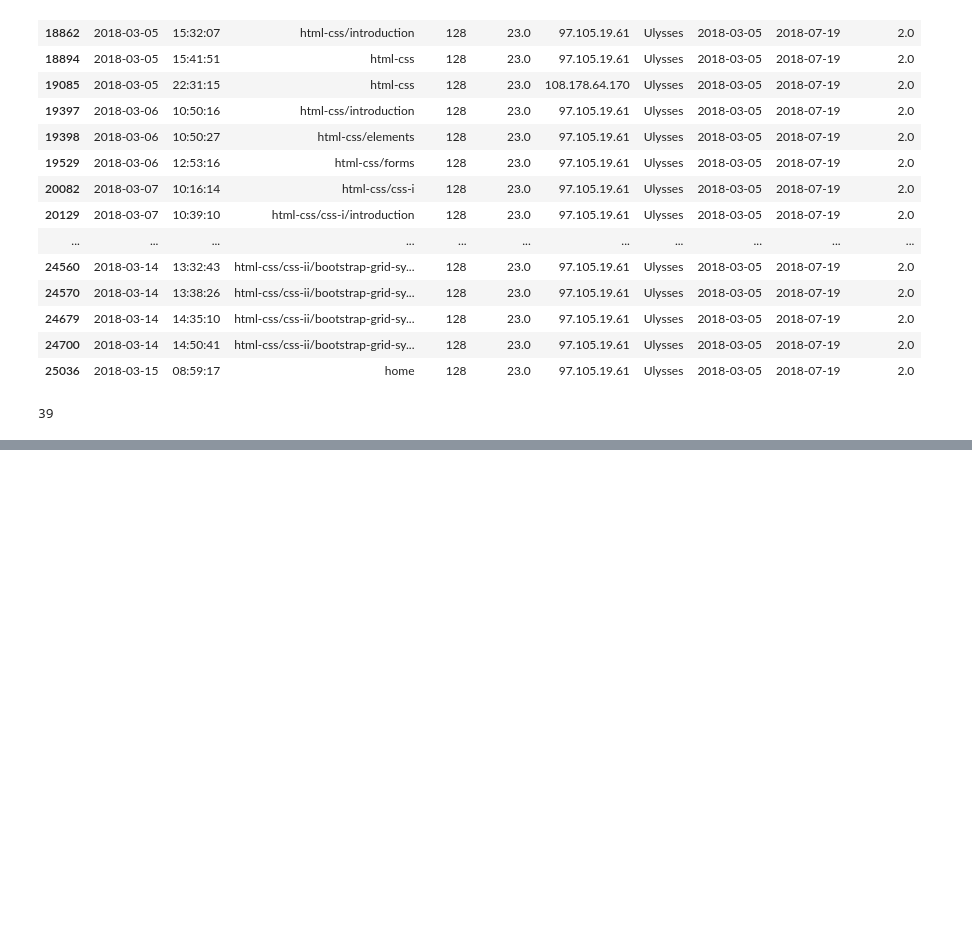
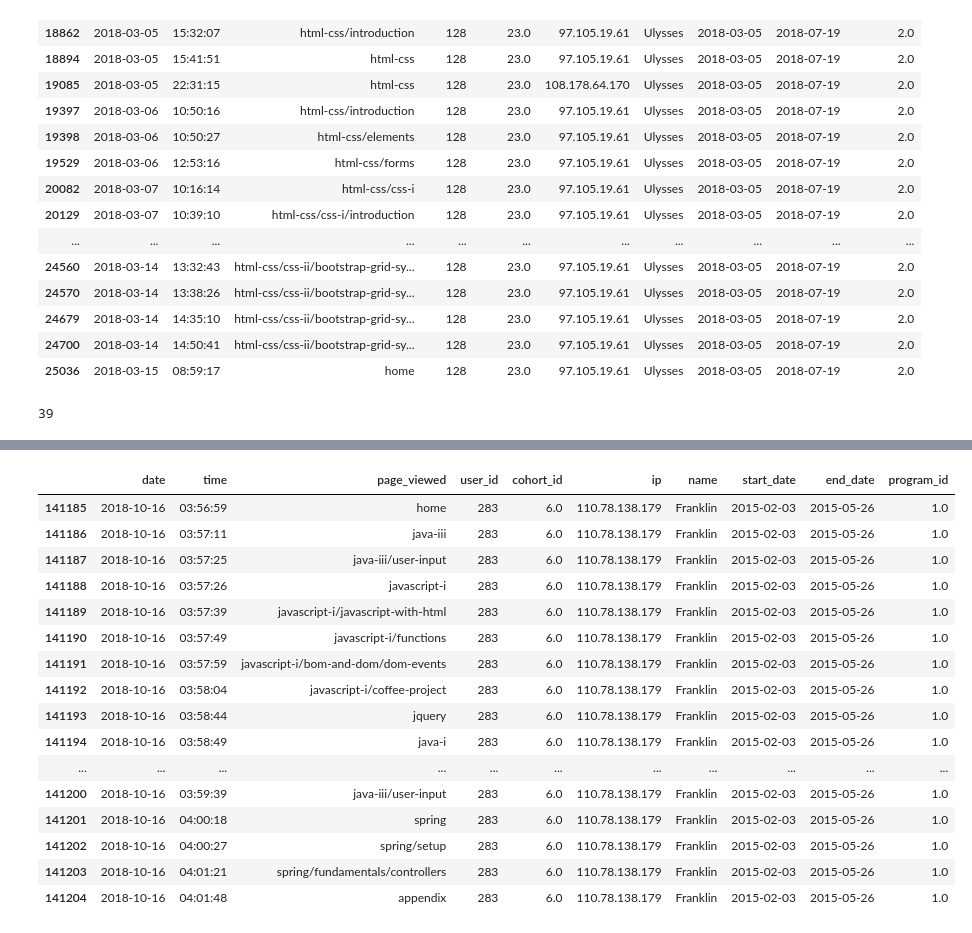
Before and after one commit to AI-Gomez/anomaly-detection-project, a Jupyter notebook: notebook.ipynb, the cells around one changed output, grey strips where cells are left out. Cells and saved outputs as stored; diff of their text form; code cells hidden in the pictures; blank space fills up the shorter version.

```diff
--- a/notebook.ipynb
+++ b/notebook.ipynb
@@ -2182,0 +2406,20 @@ df_wd[df_wd.user_id == 325].ip.value_counts()
+# %%
+df_wd[df_wd.ip == '110.78.138.179']
+# %% [output]
+|  | date | time | page_viewed | user_id | cohort_id | ip | name | start_date | end_date | program_id |
+| 141185 | 2018-10-16 | 03:56:59 | home | 283 | 6.0 | 110.78.138.179 | Franklin | 2015-02-03 | 2015-05-26 | 1.0 |
+| 141186 | 2018-10-16 | 03:57:11 | java-iii | 283 | 6.0 | 110.78.138.179 | Franklin | 2015-02-03 | 2015-05-26 | 1.0 |
+| 141187 | 2018-10-16 | 03:57:25 | java-iii/user-input | 283 | 6.0 | 110.78.138.179 | Franklin | 2015-02-03 | 2015-05-26 | 1.0 |
+| 141188 | 2018-10-16 | 03:57:26 | javascript-i | 283 | 6.0 | 110.78.138.179 | Franklin | 2015-02-03 | 2015-05-26 | 1.0 |
+| 141189 | 2018-10-16 | 03:57:39 | javascript-i/javascript-with-html | 283 | 6.0 | 110.78.138.179 | Franklin | 2015-02-03 | 2015-05-26 | 1.0 |
+| 141190 | 2018-10-16 | 03:57:49 | javascript-i/functions | 283 | 6.0 | 110.78.138.179 | Franklin | 2015-02-03 | 2015-05-26 | 1.0 |
+| 141191 | 2018-10-16 | 03:57:59 | javascript-i/bom-and-dom/dom-events | 283 | 6.0 | 110.78.138.179 | Franklin | 2015-02-03 | 2015-05-26 | 1.0 |
+| 141192 | 2018-10-16 | 03:58:04 | javascript-i/coffee-project | 283 | 6.0 | 110.78.138.179 | Franklin | 2015-02-03 | 2015-05-26 | 1.0 |
+| 141193 | 2018-10-16 | 03:58:44 | jquery | 283 | 6.0 | 110.78.138.179 | Franklin | 2015-02-03 | 2015-05-26 | 1.0 |
+| 141194 | 2018-10-16 | 03:58:49 | java-i | 283 | 6.0 | 110.78.138.179 | Franklin | 2015-02-03 | 2015-05-26 | 1.0 |
+| ... | ... | ... | ... | ... | ... | ... | ... | ... | ... | ... |
+| 141200 | 2018-10-16 | 03:59:39 | java-iii/user-input | 283 | 6.0 | 110.78.138.179 | Franklin | 2015-02-03 | 2015-05-26 | 1.0 |
+| 141201 | 2018-10-16 | 04:00:18 | spring | 283 | 6.0 | 110.78.138.179 | Franklin | 2015-02-03 | 2015-05-26 | 1.0 |
+| 141202 | 2018-10-16 | 04:00:27 | spring/setup | 283 | 6.0 | 110.78.138.179 | Franklin | 2015-02-03 | 2015-05-26 | 1.0 |
+| 141203 | 2018-10-16 | 04:01:21 | spring/fundamentals/controllers | 283 | 6.0 | 110.78.138.179 | Franklin | 2015-02-03 | 2015-05-26 | 1.0 |
+| 141204 | 2018-10-16 | 04:01:48 | appendix | 283 | 6.0 | 110.78.138.179 | Franklin | 2015-02-03 | 2015-05-26 | 1.0 |
```
Also changed, not shown: parts of 32 cells of this notebook.
